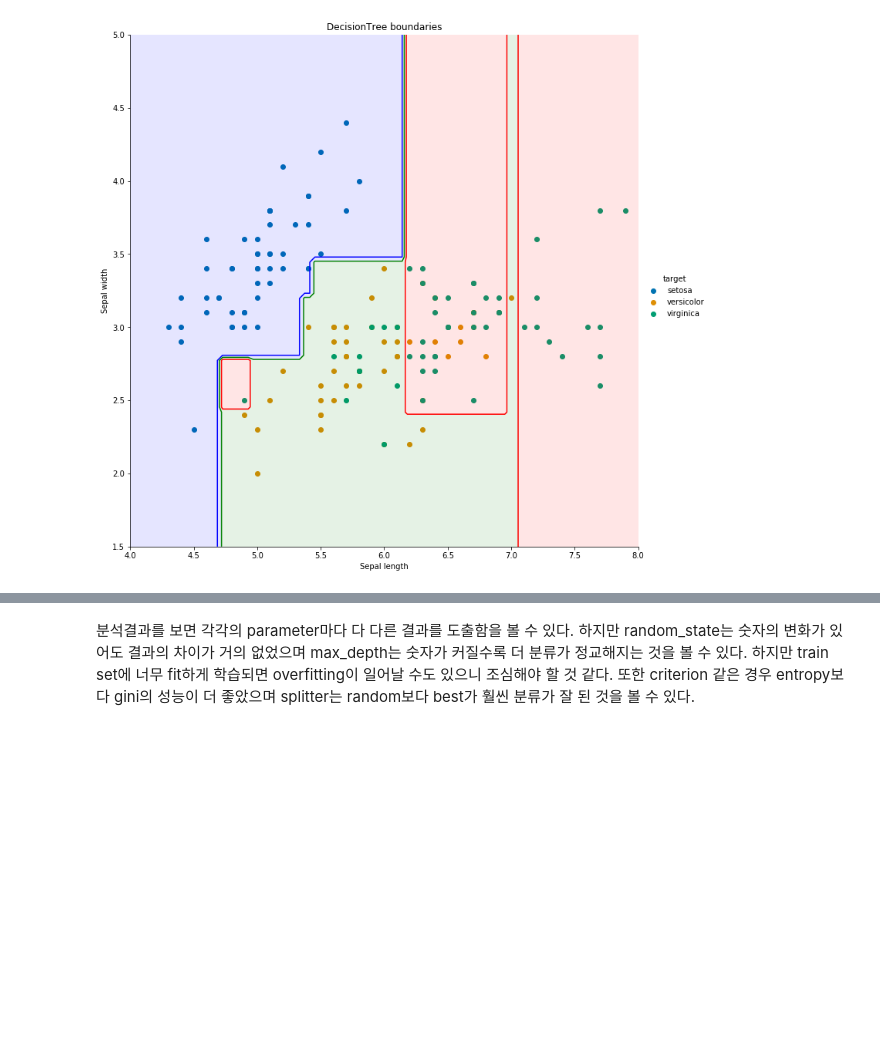
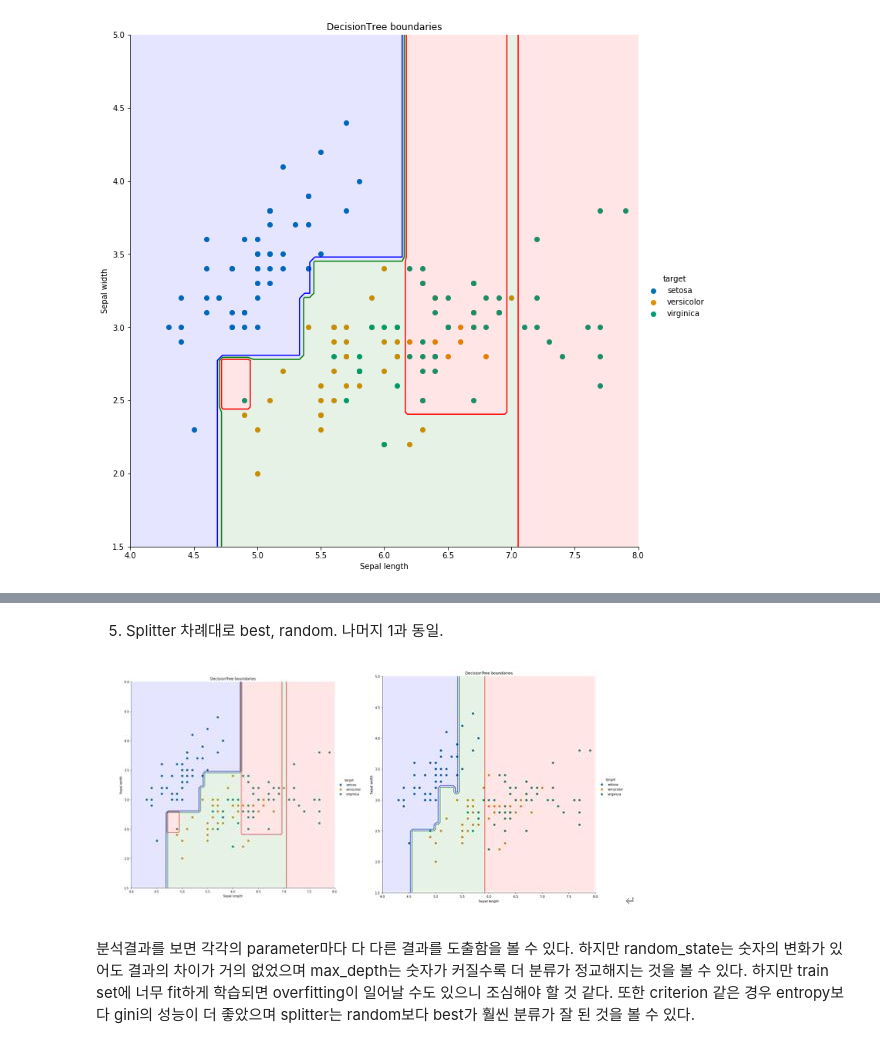
Before and after one commit to ioahKwon/Machine-Learning-Deep-Learning, a Jupyter notebook: [머신러닝과딥러닝]_Week_6.ipynb, the cells around one changed output, grey strips where cells are left out. Drawn from its saved outputs; the diff is of its cells as text; code cells hidden in the pictures; blank space fills up the shorter version.

```diff
--- a/[머신러닝과딥러닝]_Week_6.ipynb
+++ b/[머신러닝과딥러닝]_Week_6.ipynb
@@ -85,2 +125,9 @@ plt.show()
+# %% [markdown]
+5.	Splitter 차례대로 best, random. 나머지 1과 동일.
+# %%
+from IPython.display import Image
+Image('4.JPG')
+# %% [output]
+[figure, added]
 # %% [markdown]
 분석결과를 보면 각각의 parameter마다 다 다른 결과를 도출함을 볼 수 있다. 하지만 random_state는 숫자의 변화가 있어도 결과의 차이가 거의 없었으며 max_depth는 숫자가 커질수록 더 분류가 정교해지는 것을 볼 수 있다. 하지만 train set에 너무 fit하게 학습되면 overfitting이 일어날 수도 있으니 조심해야 할 것 같다. 또한 criterion 같은 경우 entropy보다 gini의 성능이 더 좋았으며 splitter는 random보다 best가 훨씬 분류가 잘 된 것을 볼 수 있다.
```
Also changed, not shown: parts of 8 cells of this notebook.
